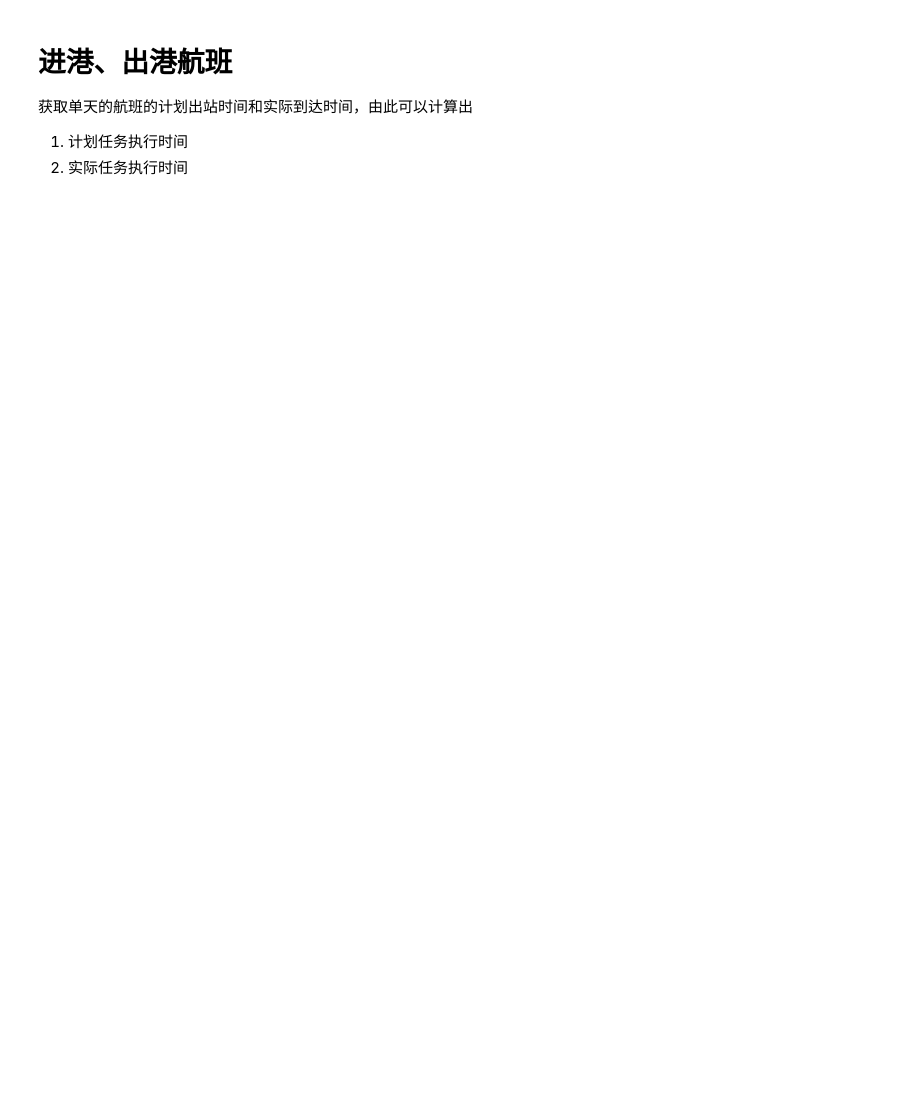
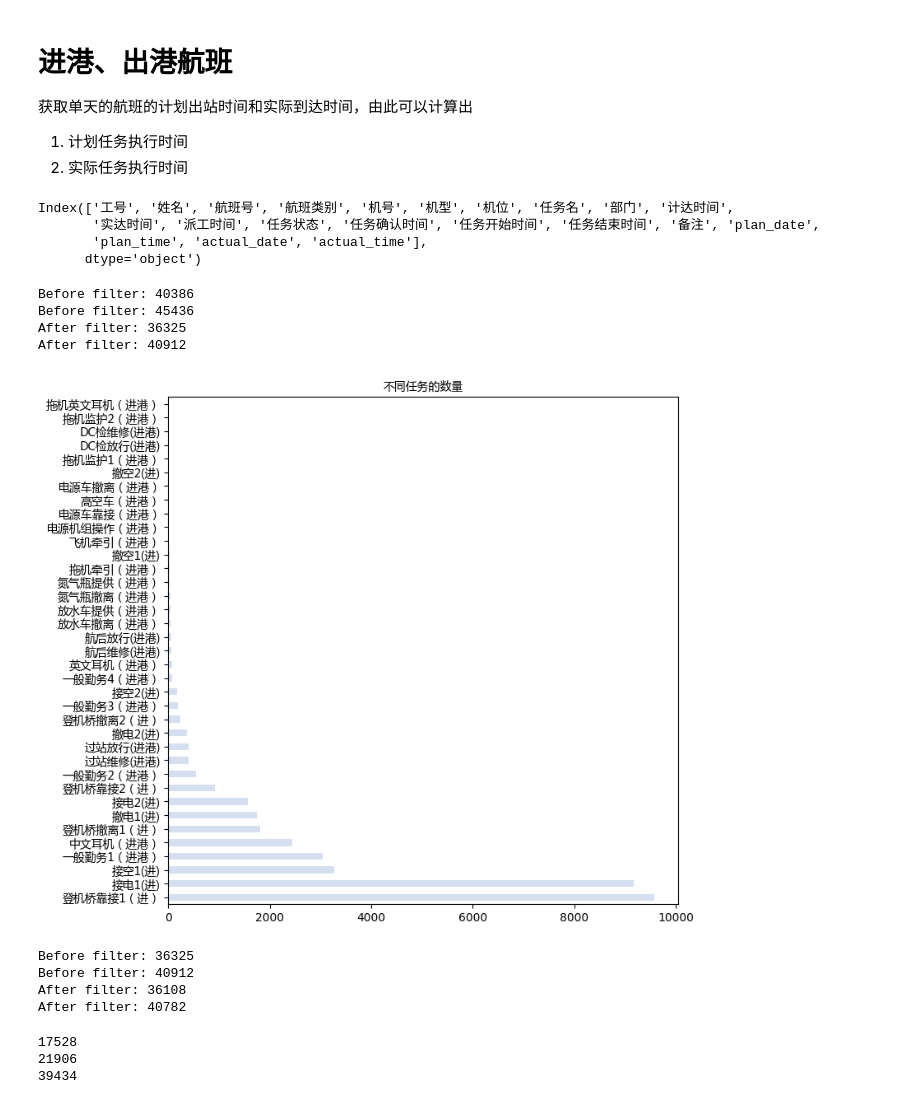
Before and after one commit to Yshen-group/proj_airport_bridge, a Jupyter notebook: notebooks/data_filter.ipynb, the cells around one changed output. Drawn from its saved outputs; the diff is of its cells as text; code cells hidden in the pictures; blank space fills up the shorter version.

```diff
--- a/notebooks/data_filter.ipynb
+++ b/notebooks/data_filter.ipynb
@@ -10,6 +10,11 @@ import numpy as np
 import warnings
 warnings.filterwarnings('ignore')
 import matplotlib.pyplot as plt
+
+import matplotlib.font_manager as fm
+# 导入中文字体
+font_path = './微软雅黑.ttf'  # 例如，SimHei.ttf
+my_font = fm.FontProperties(fname=font_path)
 # %%
 df_in = pd.read_excel('../dataset/机务维修中心进港2月.xlsx')
 df_out = pd.read_excel('../dataset/机务维修中心出港2月.xlsx')
@@ -39,0 +38,52 @@ df_out.drop_duplicates(inplace=True)
+# %%
+df_in.columns
+# %% [output]
+Index(['工号', '姓名', '航班号', '航班类别', '机号', '机型', '机位', '任务名', '部门', '计达时间',
+       '实达时间', '派工时间', '任务状态', '任务确认时间', '任务开始时间', '任务结束时间', '备注', 'plan_date',
+       'plan_time', 'actual_date', 'actual_time'],
+      dtype='object')
+# %%
+# 根据停机坪对航班信息进行过滤
+
+# 获取停机坪信息
+df_parking = pd.read_excel('../dataset/Gate_lounge.xlsx')
+# 将停机口转化为字符串
+df_parking['停机口'] = df_parking['停机口'].astype(str)
+print('Before filter:',len(df_in))
+print('Before filter:',len(df_out))
+# df_in 在 df_parking 中的停机口
+df_in = df_in[df_in['机位'].isin(df_parking['停机口'])]
+# df_out 在 df_parking 中的停机口
+df_out = df_out[df_out['机位'].isin(df_parking['停机口'])]
+print('After filter:',len(df_in))
+print('After filter:',len(df_out))
+# %% [output]
+Before filter: 40386
+Before filter: 45436
+After filter: 36325
+After filter: 40912
+# %%
+# 绘制不同任务的占比
+plt.figure(figsize=(8, 8))
+df_in['任务名'].value_counts().plot(kind='barh',color='#d6dff0')
+plt.title('不同任务的数量', fontproperties=my_font)
+plt.yticks(fontproperties=my_font)
+plt.show()
+# %% [output]
+[figure, added]
+# %%
+# 进行任务类型的过滤
+
+keywords = {'车','拖','瓶','检'}
+# 删除任务名中包含关键字的行
+print('Before filter:',len(df_in))
+print('Before filter:',len(df_out))
+df_in = df_in[~df_in['任务名'].str.contains('|'.join(keywords))]
+df_out = df_out[~df_out['任务名'].str.contains('|'.join(keywords))]
+print('After filter:',len(df_in))
+print('After filter:',len(df_out))
+# %% [output]
+Before filter: 36325
+Before filter: 40912
+After filter: 36108
+After filter: 40782
@@ -39,0 +120,22 @@ df_out.drop_duplicates(inplace=True)
+# %%
+# 对每个 plan time 下的人员列 unique，之后求和得到总派工人次数
+df_in_group = df_in.groupby(['机型','plan_date','plan_time']).agg({'姓名':'nunique'}).reset_index()
+df_in_group = df_in_group.groupby(['机型','plan_date']).agg({'姓名':'sum'}).reset_index()
+df_in_group.rename(columns={'姓名':'进港'}, inplace=True)
+
+df_out_group = df_out.groupby(['机型','plan_date','plan_time']).agg({'姓名':'nunique'}).reset_index()
+df_out_group = df_out_group.groupby(['机型','plan_date']).agg({'姓名':'sum'}).reset_index()
+df_out_group.rename(columns={'姓名':'出港'}, inplace=True)
+
+df_group = pd.merge(df_in_group, df_out_group, on=['机型','plan_date'], how='outer')
+df_group.fillna(0, inplace=True)
+df_group['进港'] = df_group['进港'].astype(int)
+df_group['出港'] = df_group['出港'].astype(int)
+df_group['总人次'] = df_group['进港'] + df_group['出港']
+print(sum(df_group['进港']))
+print(sum(df_group['出港']))
+print(sum(df_group['总人次']))
+# %% [output]
+17528
+21906
+39434
```
Also changed, not shown: parts of 10 cells of this notebook, 9 other files.
